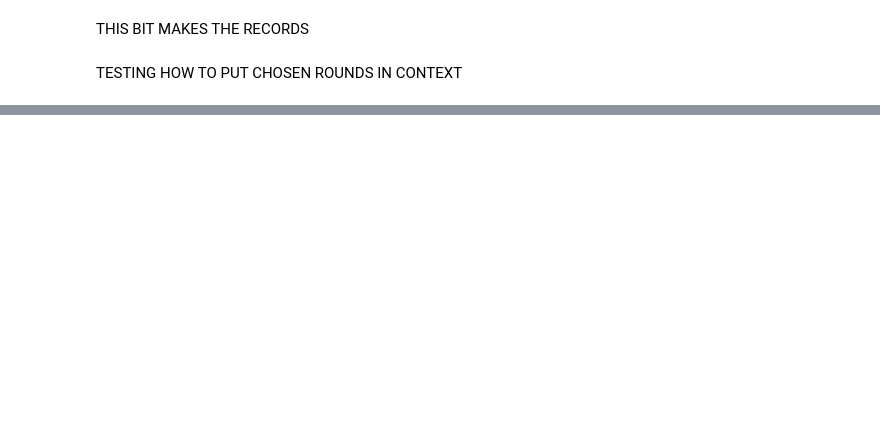
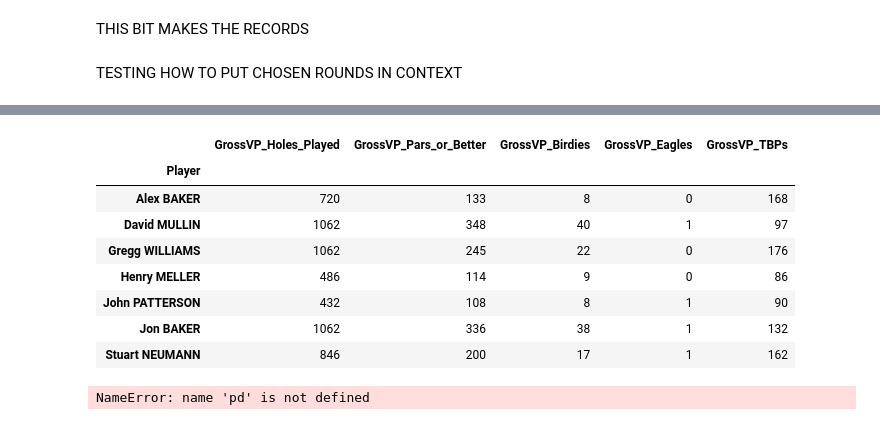
Before and after one commit to jonbaker99/teg, a Jupyter notebook: streamlit/notebook-2.ipynb, the cells around one changed output, grey strips where cells are left out. Cells and saved outputs as stored; diff of their text form; code cells hidden in the pictures; blank space fills up the shorter version.

```diff
--- a/streamlit/notebook-2.ipynb
+++ b/streamlit/notebook-2.ipynb
@@ -341,0 +317,23 @@ See the caveats in the documentation: https://pandas.pydata.org/pandas-docs/stab
+# %%
+from utils import load_all_data
+
+all_data = load_all_data(exclude_teg_50=True)
+
+def calculate_golf_stats(df):
+    # Group by Player and calculate the sums
+    stats = df.groupby('Player').agg({
+        'GrossVP': [
+            ('Holes_Played', 'count'),  # Count of rows for each player
+            ('Pars_or_Better', lambda x: (x <= 0).sum()),
+            ('Birdies', lambda x: (x == -1).sum()),
+            ('Eagles', lambda x: (x == -2).sum()),
+            ('TBPs', lambda x: (x > 2).sum())
+        ]
+    })
+
+    # Flatten the column names
+    stats.columns = ['_'.join(col).strip() for col in stats.columns.values]
+
+    return stats
+calculate_golf_stats(all_data)
+# %% [output]
@@ -341,0 +360,42 @@ See the caveats in the documentation: https://pandas.pydata.org/pandas-docs/stab
+|  | GrossVP_Holes_Played | GrossVP_Pars_or_Better | GrossVP_Birdies | GrossVP_Eagles | GrossVP_TBPs |
+| Player |  |  |  |  |  |
+| Alex BAKER | 720 | 133 | 8 | 0 | 168 |
+| David MULLIN | 1062 | 348 | 40 | 1 | 97 |
+| Gregg WILLIAMS | 1062 | 245 | 22 | 0 | 176 |
+| Henry MELLER | 486 | 114 | 9 | 0 | 86 |
+| John PATTERSON | 432 | 108 | 8 | 1 | 90 |
+| Jon BAKER | 1062 | 336 | 38 | 1 | 132 |
+| Stuart NEUMANN | 846 | 200 | 17 | 1 | 162 |
+# %%
+import pandas as pd
+
+def calculate_max_scores_per_round(df):
+    # Define score types and their conditions
+    score_types = {
+        'Pars_or_Better': lambda x: x <= 0,
+        'Birdies': lambda x: x == -1,
+        'Eagles': lambda x: x == -2,
+        'TBPs': lambda x: x > 2
+    }
+
+    # Initialize a dictionary to store results
+    results = {score: [] for score in score_types}
+    results['Player'] = []
+
+    # Group by Player
+    for player, player_data in df.groupby('Player'):
+        results['Player'].append(player)
+
+        # For each score type, calculate the max count per round
+        for score, condition in score_types.items():
+            max_count = player_data.groupby('Round').apply(lambda x: condition(x['GrossVP']).sum()).max()
+            results[score].append(max_count)
+
+    # Convert results to DataFrame
+    results_df = pd.DataFrame(results)
+
+    return results_df
+
+calculate_max_scores_per_round(all_data)
+# %% [output]
+NameError: name 'pd' is not defined
```
Also changed, not shown: parts of 4 cells of this notebook, 12 other files.
